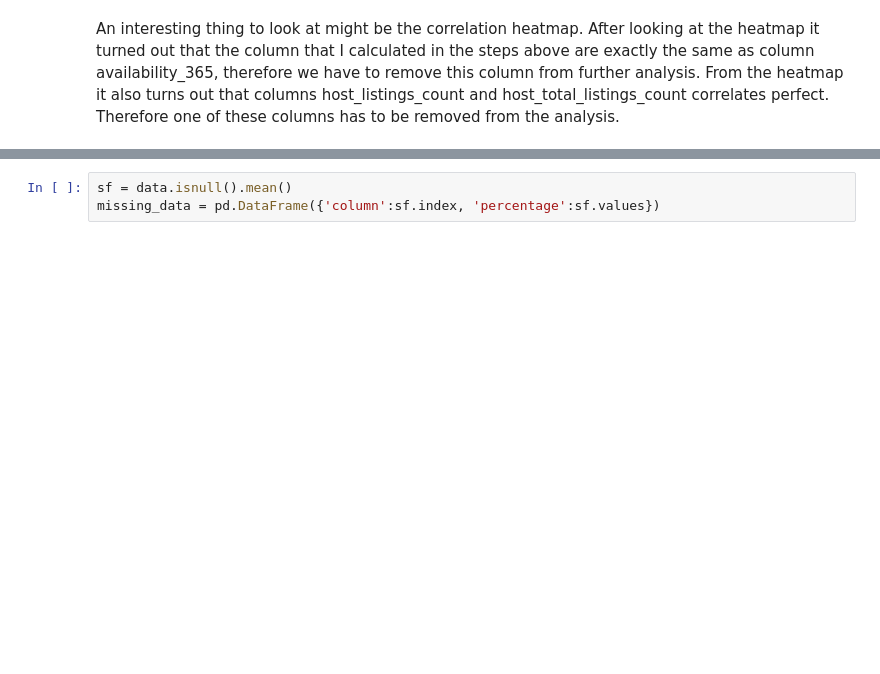
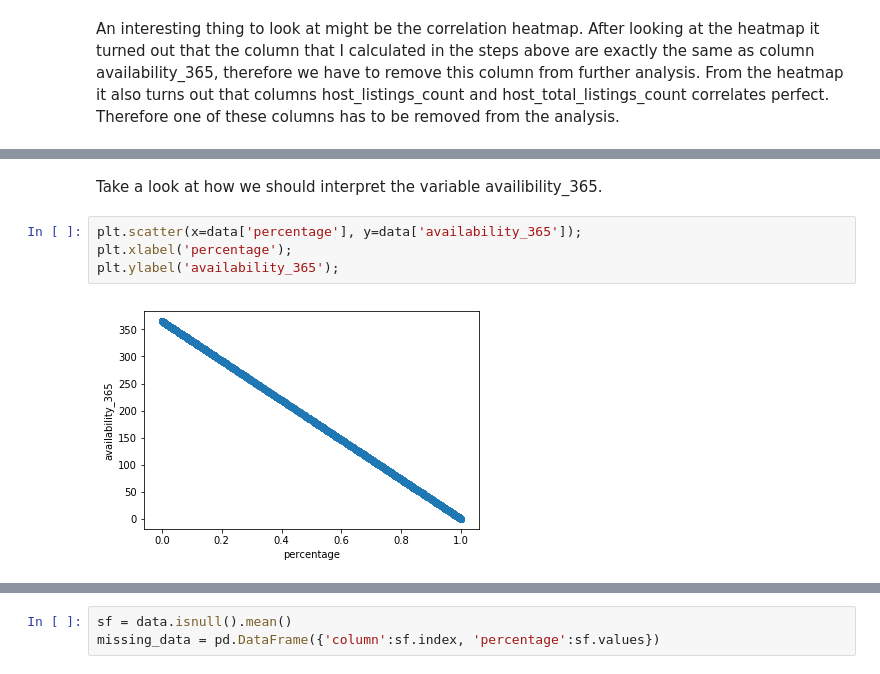
Before and after one commit to FrankTub/Airbnb-bookings, a Jupyter notebook: seattle_airbnb.ipynb, the cells around one changed output, grey strips where cells are left out. Cells and saved outputs as stored; diff of their text form; blank space fills up the shorter version.

```diff
--- a/seattle_airbnb.ipynb
+++ b/seattle_airbnb.ipynb
@@ -143,0 +163,8 @@ sns.heatmap(data.corr(), ax=ax, annot=True, fmt=".2f");
+# %% [markdown]
+Take a look at how we should interpret the variable availibility_365.
+# %%
+plt.scatter(x=data['percentage'], y=data['availability_365']);
+plt.xlabel('percentage');
+plt.ylabel('availability_365');
+# %% [output]
+[figure, added]
```
Also changed, not shown: parts of 9 cells of this notebook.
